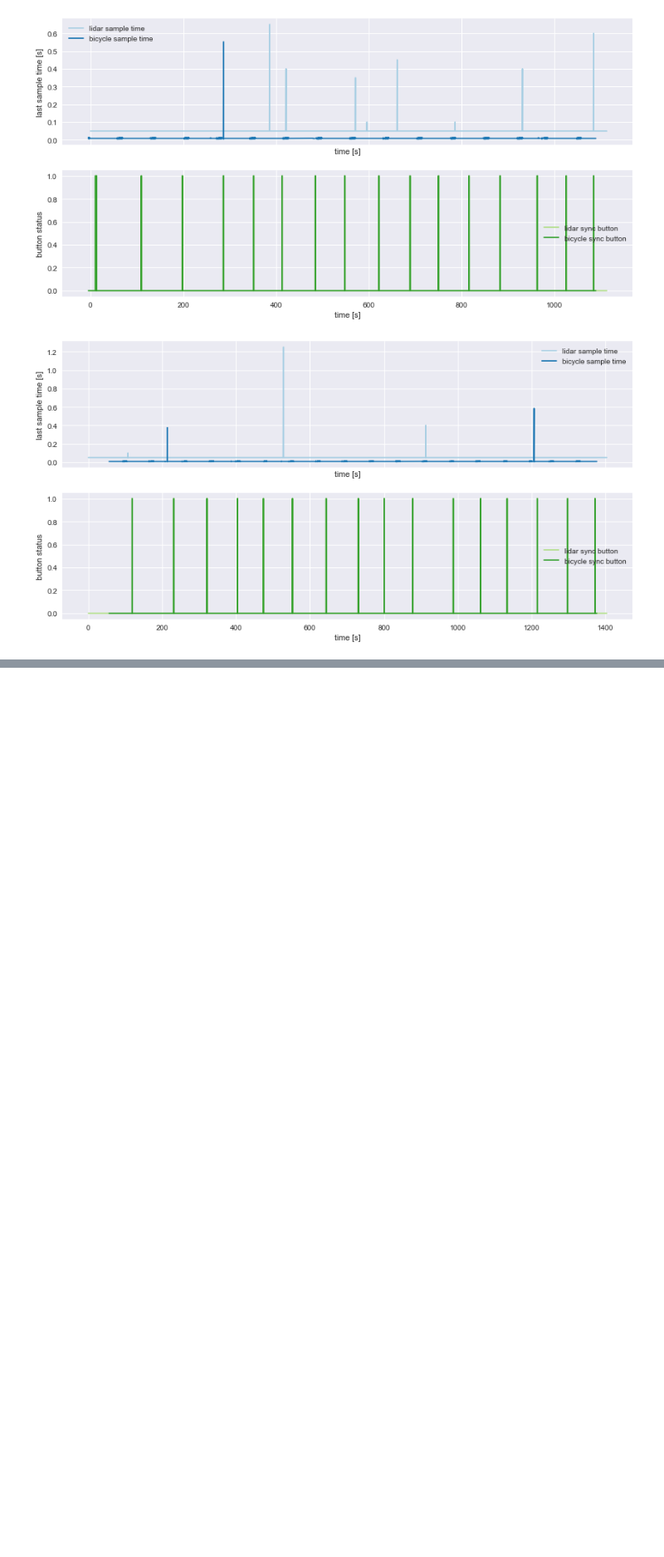
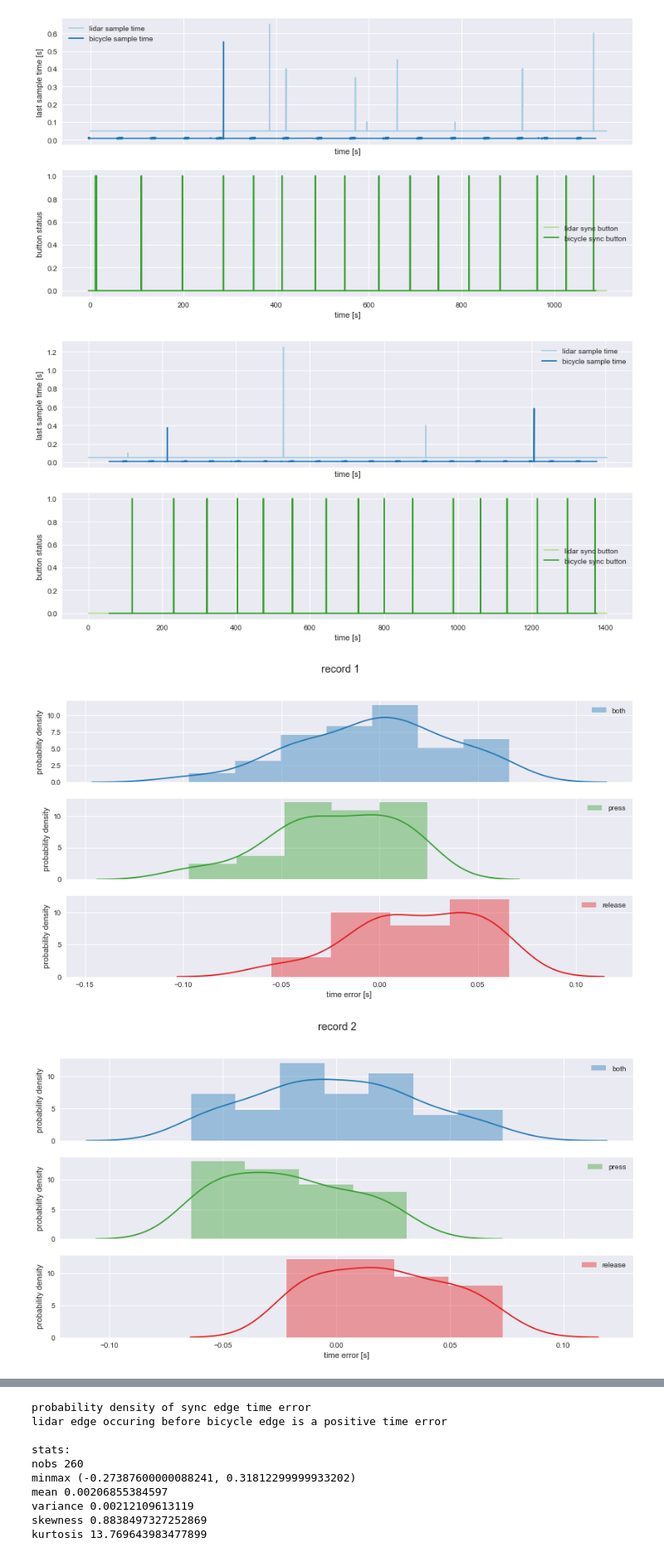
Before and after one commit to oliverlee/antlia, a Jupyter notebook: python/sync_clocks.ipynb, the cells around one changed output, grey strips where cells are left out. Shown: that part at 83% size. Drawn from its saved outputs; the diff is of its cells as text; code cells hidden in the pictures; blank space fills up the shorter version.

Commit message:
Plot distributions of sync edge time error

```diff
--- a/python/sync_clocks.ipynb
+++ b/python/sync_clocks.ipynb
@@ -22,3 +23,11 @@ mpld3.enable_notebook()
+# %%
+def set_title(ax, title):
+    try:
+        mpld3
+    except NameError:
+        ax.figure.suptitle(title)
+    else:
+        ax.set_title(title)
 # %%
 DEFAULT_FIGSIZE = (14, 7)
 # %%
@@ -47,3 +56,56 @@ synchronizing by applying time offset of 56.320 sec
 [figure]
 [figure]
 [figure]
+# %%
+def plot_edge_dt_dist(edge_dt, title=None, ax=None):
+    press = edge_dt[0::2]
+    release = edge_dt[1::2]
+
+    if ax is None:
+        fig, ax = plt.subplots(3, 1, sharex=True, figsize=DEFAULT_FIGSIZE)
+
+    data = (edge_dt, press, release)
+    colors = sns.color_palette('Paired', 10)[1::2]
+    labels = ('both', 'press', 'release')
+
+    for d, c, l, a in zip(data, colors, labels, ax):
+        sns.distplot(d, color=c, label=l, ax=a)
+
+    for a in ax:
+        a.set_ylabel('probability density')
+        a.legend()
+    ax[-1].set_xlabel('time error [s]')
+
+    if title is not None:
+        set_title(ax[0], title)
+
+    return ax
+
+diff = []
+for i, r in enumerate(records, 1):
+    def edge_time(k):
+        subrecord = getattr(r, k)
+        _, index = util.reduce_runs(subrecord.sync)
+
+        # Remove first and last elements correspond to
+        # logging start and stop, not to sync edges.
+        return subrecord.time[index[1:-2]]
+
+    e = [edge_time(k) for k in lidar.Record.kinds]
+    diff.append(e[0] - e[1])
+    ax = plot_edge_dt_dist(diff[-1], 'record {}'.format(i))
+    print()
+
+all_diff = np.concatenate(diff)
+ax = plot_edge_dt_dist(all_diff, 'all records')
+plt.show()
+
+print('probability density of sync edge time error')
+print('lidar edge occuring before bicycle edge is a positive time error')
+
+print('\nstats:')
+for k, v in scipy.stats.describe(all_diff)._asdict().items():
+    print(k, v)
+# %% [output]
+[figure, added]
+[figure, added]
@@ -49,0 +115,10 @@ synchronizing by applying time offset of 56.320 sec
+probability density of sync edge time error
+lidar edge occuring before bicycle edge is a positive time error
+
+stats:
+nobs 260
+minmax (-0.27387600000088241, 0.31812299999933202)
+mean 0.00206855384597
+variance 0.00212109613119
+skewness 0.8838497327252869
+kurtosis 13.769643983477899
```
Also changed, not shown: parts of 4 cells of this notebook, 1 other file.
